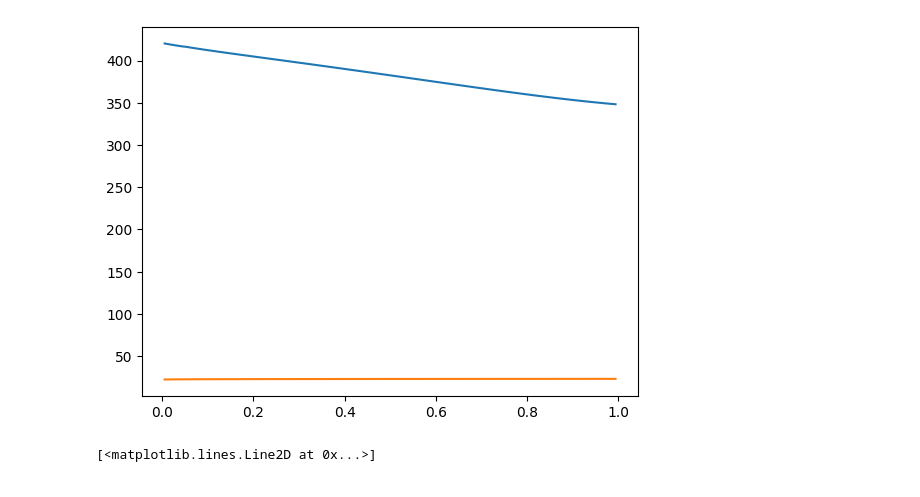
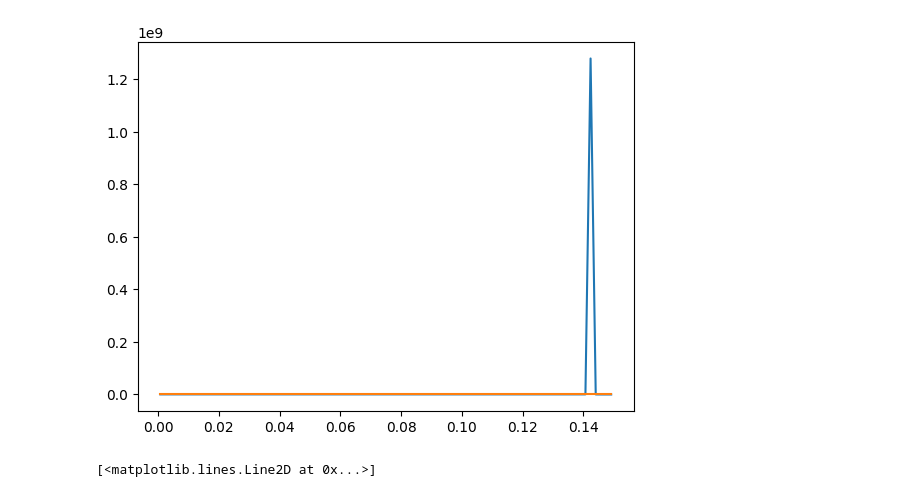
Before and after one commit to computational-chemical-engineering/ammonia_synthesis_reactor, a Jupyter notebook: membrane_reactor.ipynb, the cells around one changed output. Cells and saved outputs as stored; diff of their text form; code cells hidden in the pictures.

```diff
--- a/membrane_reactor.ipynb
+++ b/membrane_reactor.ipynb
@@ -164,9 +484,9 @@ plt.show()
 # %%
-plt.plot(reactor.z_c, reactor.c[:, reactor.num_r_perm,0])
-plt.plot(reactor.z_c, np.sum(reactor.c[:, reactor.num_r_perm-1,:], axis = -1))
+plt.plot(reactor.z_c, reactor.c_p[:, reactor.num_r_perm,0])
+plt.plot(reactor.z_c, np.sum(reactor.c_p[:, reactor.num_r_perm-1,:], axis = -1))
 plt.show()
 # %% [output]
-[figure, old version]
+[figure, new version]
 # %%
 plt.plot(reactor.z_f, np.sum(np.array([[0,2,-1]])*reactor.c_ret_ax[:,-1,:], axis=-1)*reactor.u_ret_ax[:,-1])
 # %% [output]
```
Also changed, not shown: parts of 11 cells of this notebook, 6 other files.
